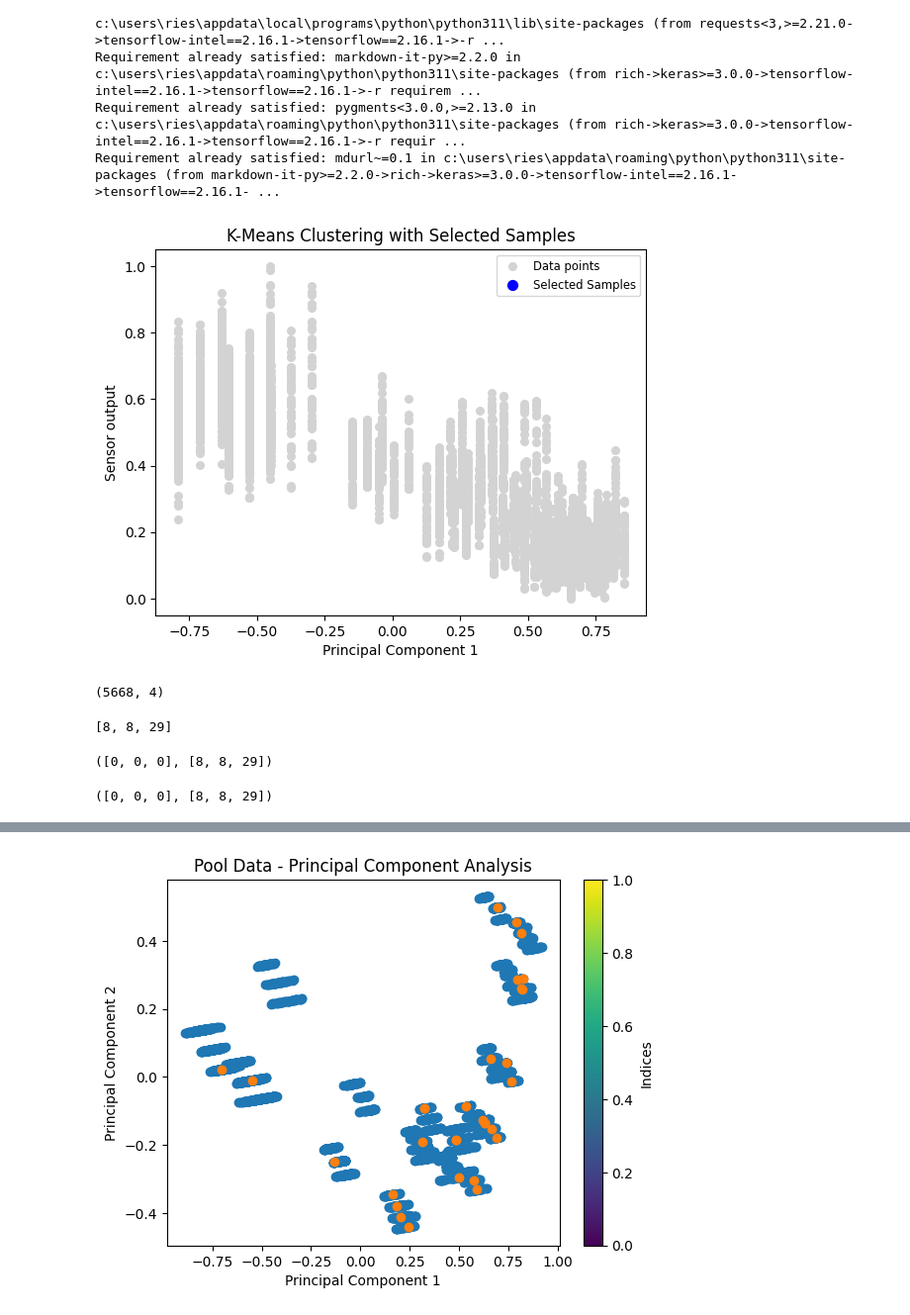
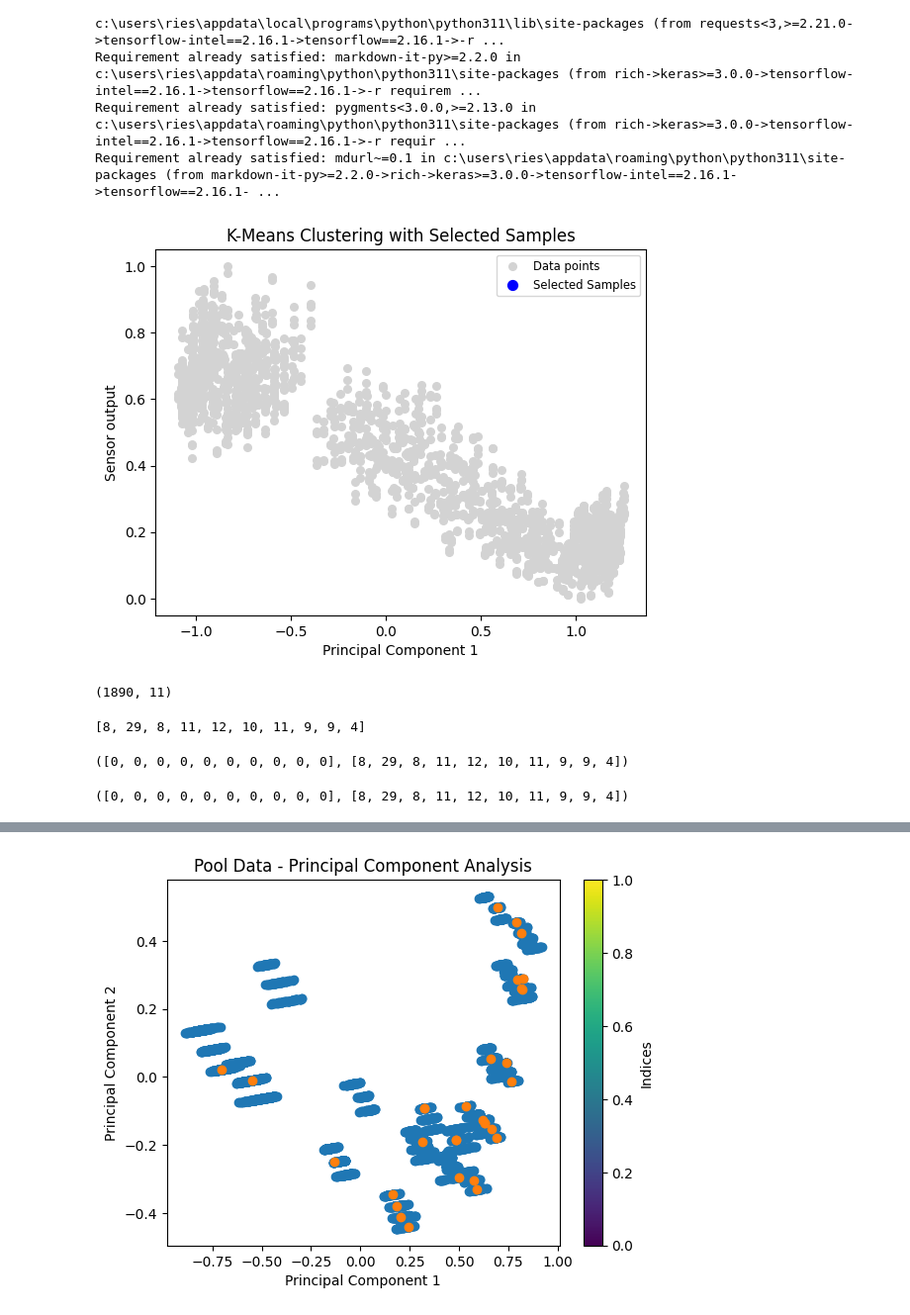
Before and after one commit to FinnFe0103/StiesdalActiveLearning, a Jupyter notebook: lhc_test.ipynb, the cells around one changed output, grey strips where cells are left out. Shown at 99% size. Saved outputs shown, nothing was run; the diff lists cells and outputs as text; code cells hidden in the pictures.

```diff
--- a/lhc_test.ipynb
+++ b/lhc_test.ipynb
@@ -46,9 +46,9 @@ validation_size=0.1
 initial_sample_size=33
 # %%
 data = Dataprep(dataset_type, sensor, initial_samplesize=samples_per_step, scaling='Minmax')
-known_data, pool_data = data.known_data, data.pool_data
+known_data, pool_data = data.data_known, data.data_pool
 # %% [output]
-[figure, old version]
+[figure, new version]
 # %%
 # HYPERPARAMETERS STRENGTH OR OPTIMIZATION
 
@@ -62,7 +62,7 @@ known_data, pool_data = data.known_data, data.pool_data
 # %%
 pool_data.shape
 # %% [output]
-(5668, 4)
+(1890, 11)
 # %%
 # get the unique values for each column
 unique_values = [np.unique(pool_data[:, i]) for i in range(pool_data.shape[1] - 1)]
@@ -71,18 +71,18 @@ unique_values = [np.unique(pool_data[:, i]) for i in range(pool_data.shape[1] -
 unique_shapes = [unique_values[i].shape[0] for i in range(len(unique_values))]
 unique_shapes
 # %% [output]
-[8, 8, 29]
+[8, 29, 8, 11, 12, 10, 11, 9, 9, 4]
 # %%
 # get the first and last indice of the unique value lists
 first_indices = [0]*len(unique_shapes)
 last_indices = [unique_shapes[i] for i in range(len(unique_shapes))]
 first_indices, last_indices
 # %% [output]
-([0, 0, 0], [8, 8, 29])
+([0, 0, 0, 0, 0, 0, 0, 0, 0, 0], [8, 29, 8, 11, 12, 10, 11, 9, 9, 4])
 # %%
 # define the last indices as lower and upper bounds
 lower_bounds = first_indices
 upper_bounds = last_indices
 lower_bounds, upper_bounds
 # %% [output]
-([0, 0, 0], [8, 8, 29])
+([0, 0, 0, 0, 0, 0, 0, 0, 0, 0], [8, 29, 8, 11, 12, 10, 11, 9, 9, 4])
```
Also changed, not shown: parts of 16 cells of this notebook, 3 other files.
